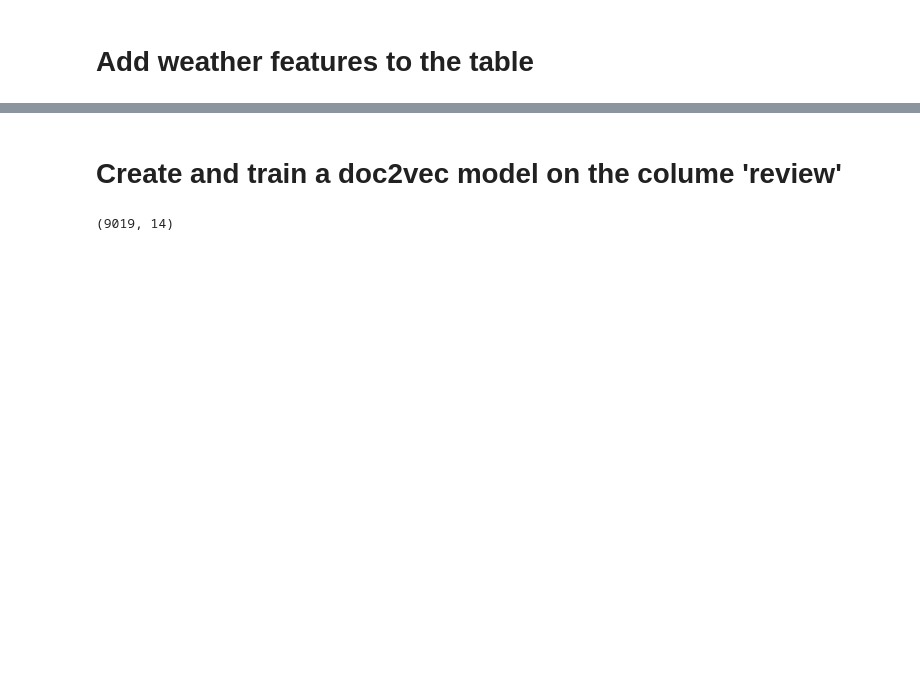
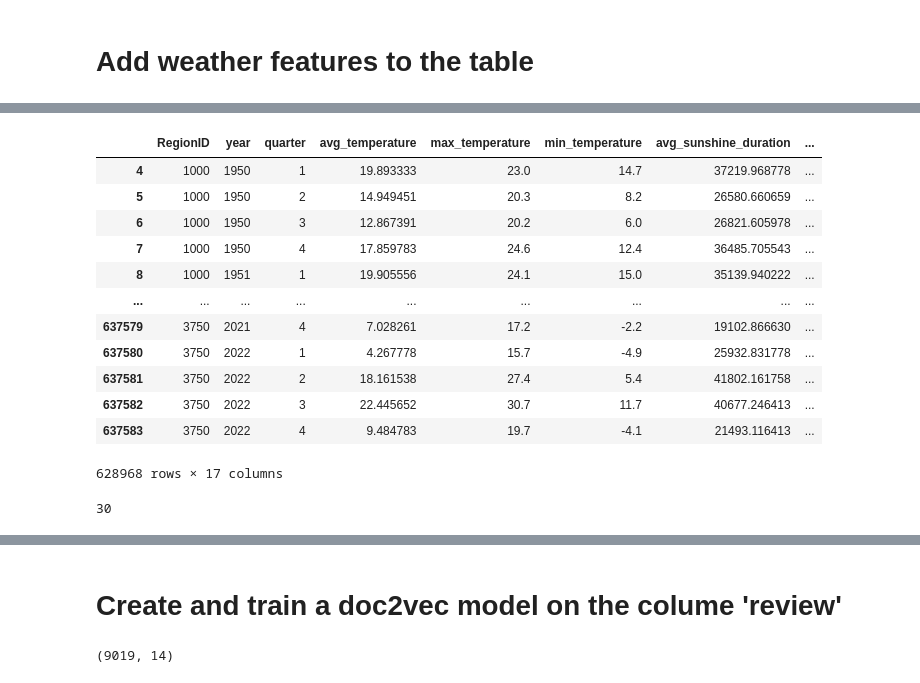
Before and after one commit to 5IF-PSAT/Wine-Comparison, a Jupyter notebook: second_comparison_model_with_text_review.ipynb, the cells around one changed output, grey strips where cells are left out. Saved outputs shown, nothing was run; the diff lists cells and outputs as text; code cells hidden in the pictures; blank space fills up the shorter version.

```diff
--- a/second_comparison_model_with_text_review.ipynb
+++ b/second_comparison_model_with_text_review.ipynb
@@ -76,0 +71,18 @@ weather_data = weather_data.groupby(['RegionID', 'year']).max().reset_index()
+# %%
+# Take into account only the weather data from 1950
+weather_data = weather_data[weather_data['year'] >= PERTINENT_YEAR]
+weather_data
+# %% [output]
+|  | RegionID | year | quarter | avg_temperature | max_temperature | min_temperature | avg_sunshine_duration | ... |
+| 4 | 1000 | 1950 | 1 | 19.893333 | 23.0 | 14.7 | 37219.968778 | ... |
+| 5 | 1000 | 1950 | 2 | 14.949451 | 20.3 | 8.2 | 26580.660659 | ... |
+| 6 | 1000 | 1950 | 3 | 12.867391 | 20.2 | 6.0 | 26821.605978 | ... |
+| 7 | 1000 | 1950 | 4 | 17.859783 | 24.6 | 12.4 | 36485.705543 | ... |
+| 8 | 1000 | 1951 | 1 | 19.905556 | 24.1 | 15.0 | 35139.940222 | ... |
+| ... | ... | ... | ... | ... | ... | ... | ... | ... |
+| 637579 | 3750 | 2021 | 4 | 7.028261 | 17.2 | -2.2 | 19102.866630 | ... |
+| 637580 | 3750 | 2022 | 1 | 4.267778 | 15.7 | -4.9 | 25932.831778 | ... |
+| 637581 | 3750 | 2022 | 2 | 18.161538 | 27.4 | 5.4 | 41802.161758 | ... |
+| 637582 | 3750 | 2022 | 3 | 22.445652 | 30.7 | 11.7 | 40677.246413 | ... |
+| 637583 | 3750 | 2022 | 4 | 9.484783 | 19.7 | -4.1 | 21493.116413 | ... |
+628968 rows × 17 columns
@@ -76,0 +92,11 @@ weather_data = weather_data.groupby(['RegionID', 'year']).max().reset_index()
+# %%
+new_col = ['RegionID', 'year', 'avg_temperature_q1', 'avg_temperature_q2', 'avg_temperature_q3', 'avg_temperature_q4',
+'avg_sunshine_duration_q1', 'avg_sunshine_duration_q2', 'avg_sunshine_duration_q3', 'avg_sunshine_duration_q4',
+'avg_precipitation_q1', 'avg_precipitation_q2', 'avg_precipitation_q3', 'avg_precipitation_q4',
+'avg_rain_q1', 'avg_rain_q2', 'avg_rain_q3', 'avg_rain_q4',
+'avg_humidity_q1', 'avg_humidity_q2', 'avg_humidity_q3', 'avg_humidity_q4',
+'avg_soil_temperature_q1', 'avg_soil_temperature_q2', 'avg_soil_temperature_q3', 'avg_soil_temperature_q4',
+'avg_soil_moisture_q1', 'avg_soil_moisture_q2', 'avg_soil_moisture_q3', 'avg_soil_moisture_q4']
+len(new_col)
+# %% [output]
+30
```
Also changed, not shown: parts of 40 cells of this notebook.
